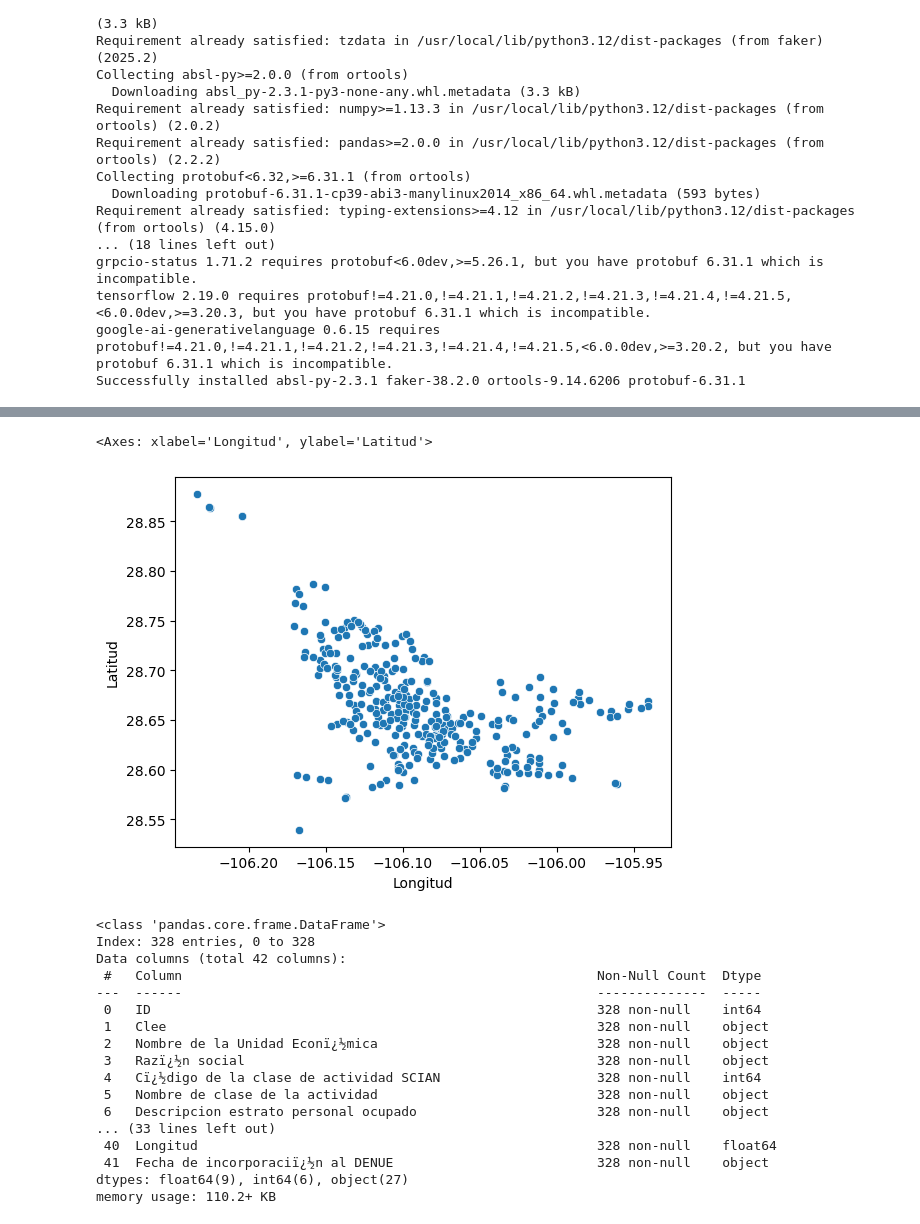
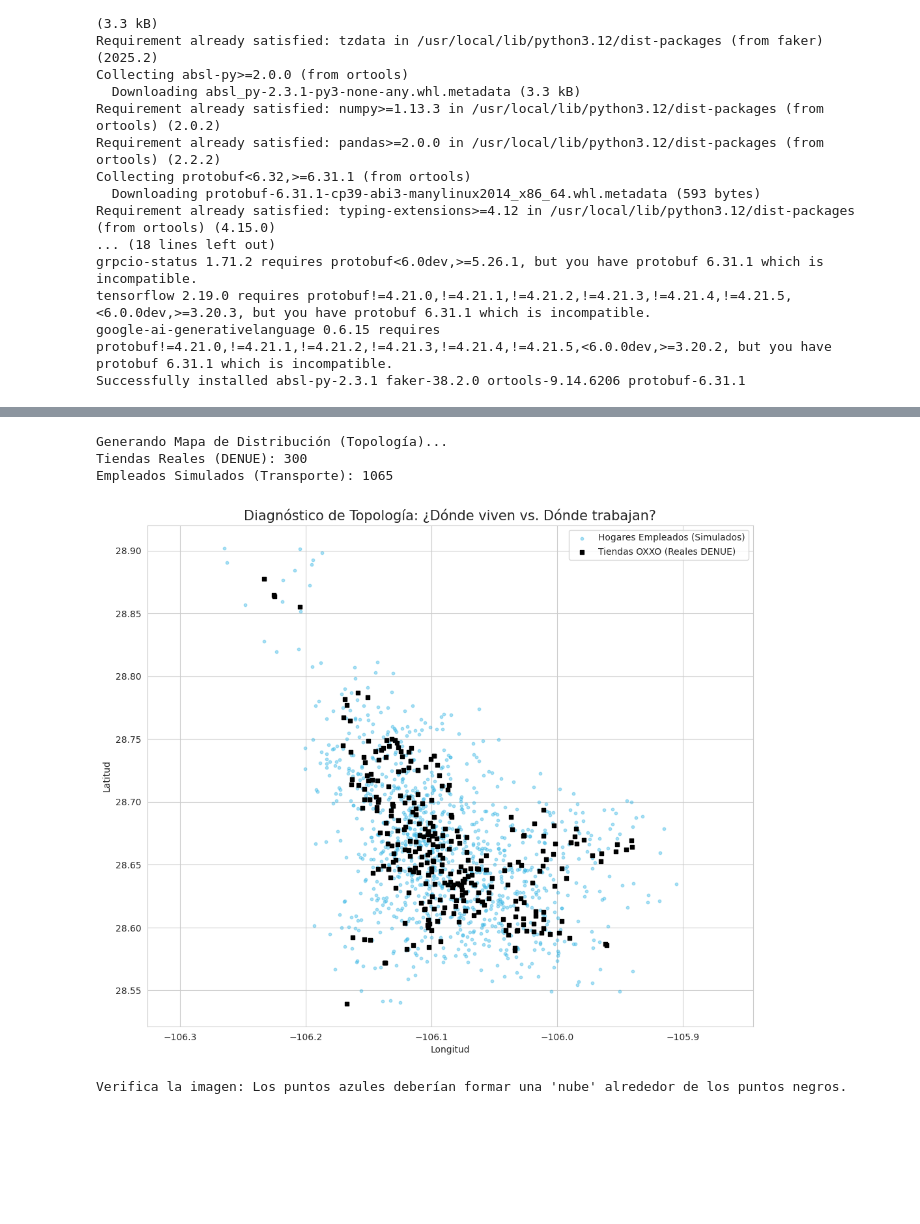
Before and after one commit to ElMeme26/oxxo-algoritmo, a Jupyter notebook: Algoritmo_OXXO_Datos_Ajustados.ipynb, the cells around one changed output, grey strips where cells are left out. Drawn from its saved outputs; the diff is of its cells as text; code cells hidden in the pictures; blank space fills up the shorter version.

Commit message:
Avances con datos DENUE y distribución simulada de empleados

```diff
--- a/Algoritmo_OXXO_Datos_Ajustados.ipynb
+++ b/Algoritmo_OXXO_Datos_Ajustados.ipynb
@@ -479,32 +527,48 @@ sb.scatterplot(x='Longitud', y='Latitud', data=datos)
-# %%
-datos2 = pd.read_csv('tiendas2.csv.csv', encoding='latin_1')
-
-datos2 = datos2[
-    (datos2['Latitud'] < 29) &
-    (datos2['Longitud'] > -106.3)
-]
-
-sb.scatterplot(x='Longitud', y='Latitud', data=datos2)
-# %% [output]
-<Axes: xlabel='Longitud', ylabel='Latitud'>
-[figure, removed]
-# %%
-datos2.info()
-# %% [output]
-<class 'pandas.core.frame.DataFrame'>
-Index: 328 entries, 0 to 328
-Data columns (total 42 columns):
- #   Column                                                     Non-Null Count  Dtype
----  ------                                                     --------------  -----
- 0   ID                                                         328 non-null    int64
- 1   Clee                                                       328 non-null    object
- 2   Nombre de la Unidad Econï¿½mica                            328 non-null    object
- 3   Razï¿½n social                                             328 non-null    object
- 4   Cï¿½digo de la clase de actividad SCIAN                    328 non-null    int64
- 5   Nombre de clase de la actividad                            328 non-null    object
- 6   Descripcion estrato personal ocupado                       328 non-null    object
-... (33 lines left out)
- 40  Longitud                                                   328 non-null    float64
- 41  Fecha de incorporaciï¿½n al DENUE                          328 non-null    object
-dtypes: float64(9), int64(6), object(27)
-memory usage: 110.2+ KB
+# %%
+# --- CELDA DE DIAGNÓSTICO: DISTRIBUCIÓN GEOGRÁFICA ---
+import sqlite3
+import pandas as pd
+import matplotlib.pyplot as plt
+import seaborn as sns
+
+print("Generando Mapa de Distribución (Topología)...")
+
+# 1. Cargar Datos
+conn = sqlite3.connect("oxxo_demo.db")
+df_t = pd.read_sql("SELECT latitud, longitud FROM Tiendas", conn)
+df_e = pd.read_sql("SELECT latitud_casa, longitud_casa FROM Empleados WHERE usa_transporte = 1", conn)
+conn.close()
+
+print(f"Tiendas Reales (DENUE): {len(df_t)}")
+print(f"Empleados Simulados (Transporte): {len(df_e)}")
+
+# 2. Configurar Gráfico
+plt.figure(figsize=(12, 10))
+sns.set_style("whitegrid")
+
+# Capa 1: Empleados (Puntos azules pequeños y transparentes para ver densidad)
+plt.scatter(df_e['longitud_casa'], df_e['latitud_casa'],
+            c='#33B5E5', s=10, alpha=0.4, label='Hogares Empleados (Simulados)')
+
+# Capa 2: Tiendas (Puntos rojos sólidos)
+plt.scatter(df_t['longitud'], df_t['latitud'],
+            c='black', s=15, marker='s', label='Tiendas OXXO (Reales DENUE)')
+
+# Estética
+plt.title("Diagnóstico de Topología: ¿Dónde viven vs. Dónde trabajan?", fontsize=15)
+plt.xlabel("Longitud")
+plt.ylabel("Latitud")
+plt.legend()
+plt.axis('equal') # IMPORTANTE: Para que el mapa no se vea estirado
+
+# Guardar y Mostrar
+plt.savefig('diagnostico_topologia.png', dpi=150)
+plt.show()
+
+print("Verifica la imagen: Los puntos azules deberían formar una 'nube' alrededor de los puntos negros.")
+# %% [output]
+Generando Mapa de Distribución (Topología)...
+Tiendas Reales (DENUE): 300
+Empleados Simulados (Transporte): 1065
+[figure, added]
+Verifica la imagen: Los puntos azules deberían formar una 'nube' alrededor de los puntos negros.
```
Also changed, not shown: parts of 7 cells of this notebook.
